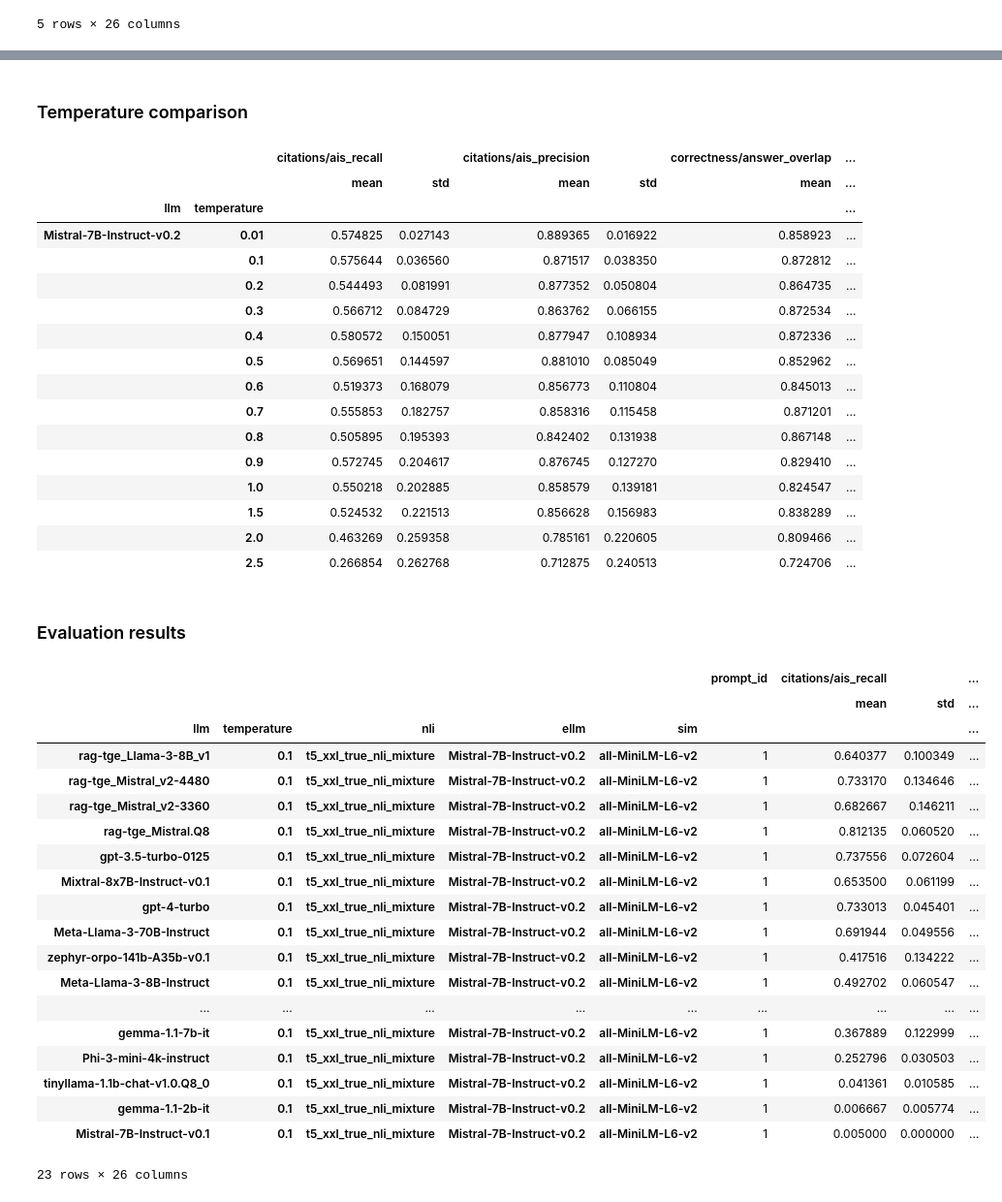
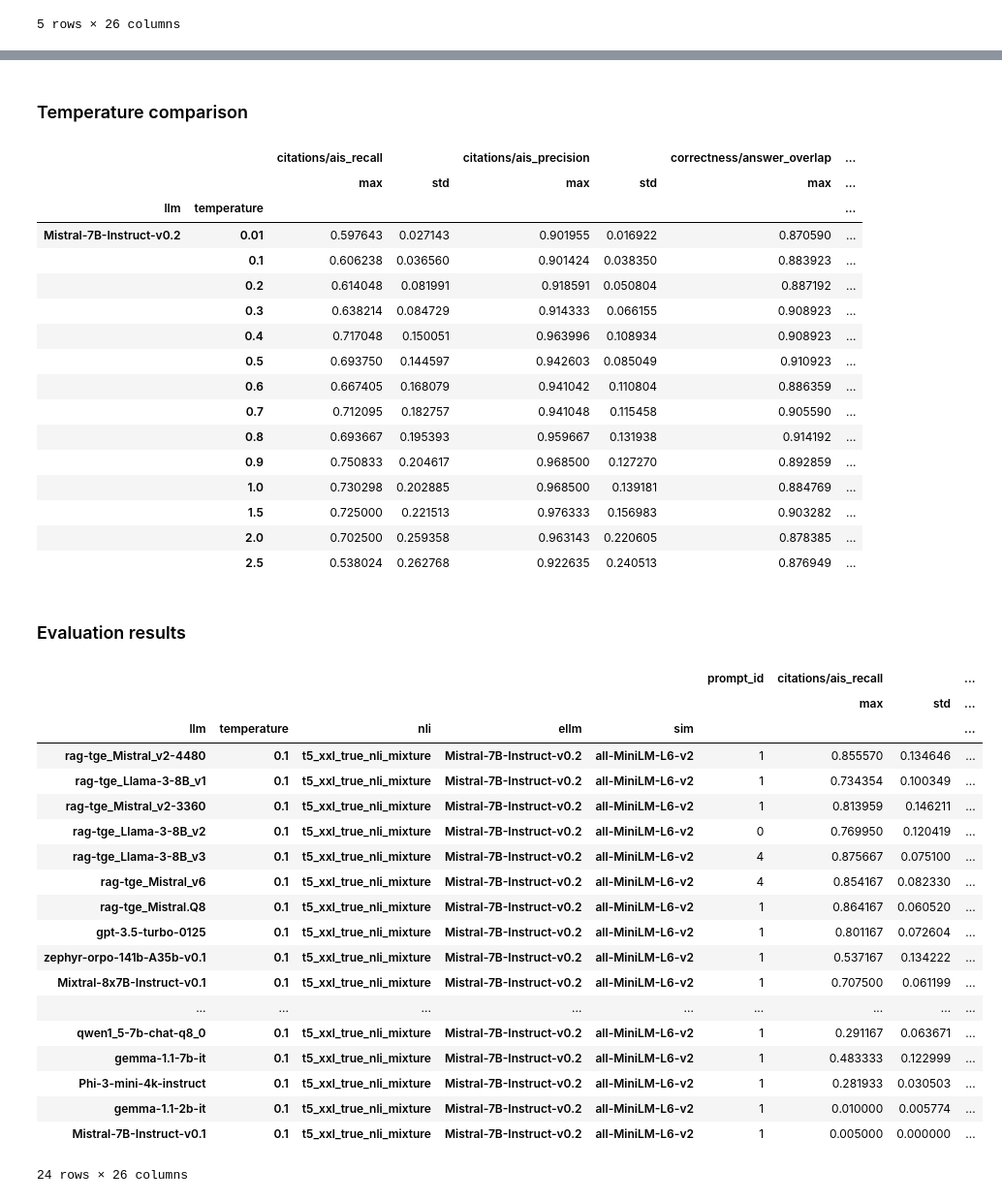
Before and after one commit to tdolega/rag-tge, a Jupyter notebook: src/results.ipynb, the cells around one changed output, grey strips where cells are left out. Shown: that part at 97% size. Saved outputs shown, nothing was run; the diff lists cells and outputs as text; code cells hidden in the pictures.

```diff
--- a/src/results.ipynb
+++ b/src/results.ipynb
@@ -10,10 +9,7 @@ from common.utils import filename_to_obj, remove_index
 # %%
 def results_as_pandas(filename):
     path = os.path.join(RESULTS_DIR, filename)
-    with open(path, "r") as f:
-        data = f.readlines()
-    data = [json.loads(d) for d in data]
-    data = pd.DataFrame(data)
+    data = pd.read_json(path, lines=True)
 
     if len(data) == 0:
         print(f"empty file: {filename}")
@@ -60,9 +56,12 @@ Dropping columns: ['citations/supported', 'citations/sentences', 'citations/out_
 eval_split = all_num_results[all_num_results["question_idx"] < EVAL_SIZE]
 train_split = all_num_results[all_num_results["question_idx"] >= EVAL_SIZE]
 # %%
+AGG_FUNC = "max"
+
+
 def aggregate(split):
     split = split.drop(columns=["question_idx"])
-    results_with_std_for_each_question = split.groupby([*params_names, "question_id"]).agg(["mean", "std"])
+    results_with_std_for_each_question = split.groupby([*params_names, "question_id"]).agg([AGG_FUNC, "std"])
     results_for_each_model = results_with_std_for_each_question.groupby(params_names)
     results = results_for_each_model.mean()
     results["n_questions"] = results_for_each_model.size()
@@ -105,51 +105,52 @@ show_cleaned_results(parameter_results[parameter_results.index.get_level_values(
 # %% [output]
 ### Temperature comparison
 |  |  | citations/ais_recall |  | citations/ais_precision |  | correctness/answer_overlap | ... |
-|  |  | mean | std | mean | std | mean | ... |
+|  |  | max | std | max | std | max | ... |
 | llm | temperature |  |  |  |  |  | ... |
-| Mistral-7B-Instruct-v0.2 | 0.01 | 0.574825 | 0.027143 | 0.889365 | 0.016922 | 0.858923 | ... |
-|  | 0.1 | 0.575644 | 0.036560 | 0.871517 | 0.038350 | 0.872812 | ... |
-|  | 0.2 | 0.544493 | 0.081991 | 0.877352 | 0.050804 | 0.864735 | ... |
-|  | 0.3 | 0.566712 | 0.084729 | 0.863762 | 0.066155 | 0.872534 | ... |
-|  | 0.4 | 0.580572 | 0.150051 | 0.877947 | 0.108934 | 0.872336 | ... |
-|  | 0.5 | 0.569651 | 0.144597 | 0.881010 | 0.085049 | 0.852962 | ... |
-|  | 0.6 | 0.519373 | 0.168079 | 0.856773 | 0.110804 | 0.845013 | ... |
-|  | 0.7 | 0.555853 | 0.182757 | 0.858316 | 0.115458 | 0.871201 | ... |
-|  | 0.8 | 0.505895 | 0.195393 | 0.842402 | 0.131938 | 0.867148 | ... |
-|  | 0.9 | 0.572745 | 0.204617 | 0.876745 | 0.127270 | 0.829410 | ... |
-|  | 1.0 | 0.550218 | 0.202885 | 0.858579 | 0.139181 | 0.824547 | ... |
-|  | 1.5 | 0.524532 | 0.221513 | 0.856628 | 0.156983 | 0.838289 | ... |
-|  | 2.0 | 0.463269 | 0.259358 | 0.785161 | 0.220605 | 0.809466 | ... |
-|  | 2.5 | 0.266854 | 0.262768 | 0.712875 | 0.240513 | 0.724706 | ... |
+| Mistral-7B-Instruct-v0.2 | 0.01 | 0.597643 | 0.027143 | 0.901955 | 0.016922 | 0.870590 | ... |
+|  | 0.1 | 0.606238 | 0.036560 | 0.901424 | 0.038350 | 0.883923 | ... |
+|  | 0.2 | 0.614048 | 0.081991 | 0.918591 | 0.050804 | 0.887192 | ... |
+|  | 0.3 | 0.638214 | 0.084729 | 0.914333 | 0.066155 | 0.908923 | ... |
+|  | 0.4 | 0.717048 | 0.150051 | 0.963996 | 0.108934 | 0.908923 | ... |
+|  | 0.5 | 0.693750 | 0.144597 | 0.942603 | 0.085049 | 0.910923 | ... |
+|  | 0.6 | 0.667405 | 0.168079 | 0.941042 | 0.110804 | 0.886359 | ... |
+|  | 0.7 | 0.712095 | 0.182757 | 0.941048 | 0.115458 | 0.905590 | ... |
+|  | 0.8 | 0.693667 | 0.195393 | 0.959667 | 0.131938 | 0.914192 | ... |
+|  | 0.9 | 0.750833 | 0.204617 | 0.968500 | 0.127270 | 0.892859 | ... |
+|  | 1.0 | 0.730298 | 0.202885 | 0.968500 | 0.139181 | 0.884769 | ... |
+|  | 1.5 | 0.725000 | 0.221513 | 0.976333 | 0.156983 | 0.903282 | ... |
+|  | 2.0 | 0.702500 | 0.259358 | 0.963143 | 0.220605 | 0.878385 | ... |
+|  | 2.5 | 0.538024 | 0.262768 | 0.922635 | 0.240513 | 0.876949 | ... |
 # %%
 display(Markdown("### Evaluation results"))
-eval_display = eval_results[eval_results.index.get_level_values("prompt_id") == "1"]
-eval_display = eval_display[eval_display.index.get_level_values("temperature") == "0.1"]
+eval_not_mistral = eval_results[eval_results.index.get_level_values("llm") != "Mistral-7B-Instruct-v0.2"]
+eval_mistral = eval_results[(eval_results.index.get_level_values("llm") == "Mistral-7B-Instruct-v0.2") & (eval_results.index.get_level_values("prompt_id") == "1") & (eval_results.index.get_level_values("temperature") == "0.1")]
+eval_display = pd.concat([eval_not_mistral, eval_mistral])
 eval_display = eval_display[eval_display.index.get_level_values("llm") != "Mixtral-8x7B-Instruct-v0.1.Q8_0"]  # use this model only for training data, because we already have same model without quantization
 eval_display = remove_index(eval_display, "prompt_id")
-eval_display = eval_display.sort_values(by=("correctness/citations_recall", "mean"), ascending=False)
+eval_display = eval_display.sort_values(by=("correctness/citations_recall", AGG_FUNC), ascending=False)
 eval_display
 # %% [output]
 ### Evaluation results
 |  |  |  |  |  | prompt_id | citations/ais_recall |  | ... |
-|  |  |  |  |  |  | mean | std | ... |
+|  |  |  |  |  |  | max | std | ... |
 | llm | temperature | nli | ellm | sim |  |  |  | ... |
-| rag-tge_Llama-3-8B_v1 | 0.1 | t5_xxl_true_nli_mixture | Mistral-7B-Instruct-v0.2 | all-MiniLM-L6-v2 | 1 | 0.640377 | 0.100349 | ... |
-| rag-tge_Mistral_v2-4480 | 0.1 | t5_xxl_true_nli_mixture | Mistral-7B-Instruct-v0.2 | all-MiniLM-L6-v2 | 1 | 0.733170 | 0.134646 | ... |
-| rag-tge_Mistral_v2-3360 | 0.1 | t5_xxl_true_nli_mixture | Mistral-7B-Instruct-v0.2 | all-MiniLM-L6-v2 | 1 | 0.682667 | 0.146211 | ... |
-| rag-tge_Mistral.Q8 | 0.1 | t5_xxl_true_nli_mixture | Mistral-7B-Instruct-v0.2 | all-MiniLM-L6-v2 | 1 | 0.812135 | 0.060520 | ... |
-| gpt-3.5-turbo-0125 | 0.1 | t5_xxl_true_nli_mixture | Mistral-7B-Instruct-v0.2 | all-MiniLM-L6-v2 | 1 | 0.737556 | 0.072604 | ... |
-| Mixtral-8x7B-Instruct-v0.1 | 0.1 | t5_xxl_true_nli_mixture | Mistral-7B-Instruct-v0.2 | all-MiniLM-L6-v2 | 1 | 0.653500 | 0.061199 | ... |
-| gpt-4-turbo | 0.1 | t5_xxl_true_nli_mixture | Mistral-7B-Instruct-v0.2 | all-MiniLM-L6-v2 | 1 | 0.733013 | 0.045401 | ... |
-| Meta-Llama-3-70B-Instruct | 0.1 | t5_xxl_true_nli_mixture | Mistral-7B-Instruct-v0.2 | all-MiniLM-L6-v2 | 1 | 0.691944 | 0.049556 | ... |
-| zephyr-orpo-141b-A35b-v0.1 | 0.1 | t5_xxl_true_nli_mixture | Mistral-7B-Instruct-v0.2 | all-MiniLM-L6-v2 | 1 | 0.417516 | 0.134222 | ... |
-| Meta-Llama-3-8B-Instruct | 0.1 | t5_xxl_true_nli_mixture | Mistral-7B-Instruct-v0.2 | all-MiniLM-L6-v2 | 1 | 0.492702 | 0.060547 | ... |
+| rag-tge_Mistral_v2-4480 | 0.1 | t5_xxl_true_nli_mixture | Mistral-7B-Instruct-v0.2 | all-MiniLM-L6-v2 | 1 | 0.855570 | 0.134646 | ... |
+| rag-tge_Llama-3-8B_v1 | 0.1 | t5_xxl_true_nli_mixture | Mistral-7B-Instruct-v0.2 | all-MiniLM-L6-v2 | 1 | 0.734354 | 0.100349 | ... |
+| rag-tge_Mistral_v2-3360 | 0.1 | t5_xxl_true_nli_mixture | Mistral-7B-Instruct-v0.2 | all-MiniLM-L6-v2 | 1 | 0.813959 | 0.146211 | ... |
+| rag-tge_Llama-3-8B_v2 | 0.1 | t5_xxl_true_nli_mixture | Mistral-7B-Instruct-v0.2 | all-MiniLM-L6-v2 | 0 | 0.769950 | 0.120419 | ... |
+| rag-tge_Llama-3-8B_v3 | 0.1 | t5_xxl_true_nli_mixture | Mistral-7B-Instruct-v0.2 | all-MiniLM-L6-v2 | 4 | 0.875667 | 0.075100 | ... |
+| rag-tge_Mistral_v6 | 0.1 | t5_xxl_true_nli_mixture | Mistral-7B-Instruct-v0.2 | all-MiniLM-L6-v2 | 4 | 0.854167 | 0.082330 | ... |
+| rag-tge_Mistral.Q8 | 0.1 | t5_xxl_true_nli_mixture | Mistral-7B-Instruct-v0.2 | all-MiniLM-L6-v2 | 1 | 0.864167 | 0.060520 | ... |
+| gpt-3.5-turbo-0125 | 0.1 | t5_xxl_true_nli_mixture | Mistral-7B-Instruct-v0.2 | all-MiniLM-L6-v2 | 1 | 0.801167 | 0.072604 | ... |
+| zephyr-orpo-141b-A35b-v0.1 | 0.1 | t5_xxl_true_nli_mixture | Mistral-7B-Instruct-v0.2 | all-MiniLM-L6-v2 | 1 | 0.537167 | 0.134222 | ... |
+| Mixtral-8x7B-Instruct-v0.1 | 0.1 | t5_xxl_true_nli_mixture | Mistral-7B-Instruct-v0.2 | all-MiniLM-L6-v2 | 1 | 0.707500 | 0.061199 | ... |
 | ... | ... | ... | ... | ... | ... | ... | ... | ... |
-| gemma-1.1-7b-it | 0.1 | t5_xxl_true_nli_mixture | Mistral-7B-Instruct-v0.2 | all-MiniLM-L6-v2 | 1 | 0.367889 | 0.122999 | ... |
-| Phi-3-mini-4k-instruct | 0.1 | t5_xxl_true_nli_mixture | Mistral-7B-Instruct-v0.2 | all-MiniLM-L6-v2 | 1 | 0.252796 | 0.030503 | ... |
-| tinyllama-1.1b-chat-v1.0.Q8_0 | 0.1 | t5_xxl_true_nli_mixture | Mistral-7B-Instruct-v0.2 | all-MiniLM-L6-v2 | 1 | 0.041361 | 0.010585 | ... |
-| gemma-1.1-2b-it | 0.1 | t5_xxl_true_nli_mixture | Mistral-7B-Instruct-v0.2 | all-MiniLM-L6-v2 | 1 | 0.006667 | 0.005774 | ... |
+| qwen1_5-7b-chat-q8_0 | 0.1 | t5_xxl_true_nli_mixture | Mistral-7B-Instruct-v0.2 | all-MiniLM-L6-v2 | 1 | 0.291167 | 0.063671 | ... |
+| gemma-1.1-7b-it | 0.1 | t5_xxl_true_nli_mixture | Mistral-7B-Instruct-v0.2 | all-MiniLM-L6-v2 | 1 | 0.483333 | 0.122999 | ... |
+| Phi-3-mini-4k-instruct | 0.1 | t5_xxl_true_nli_mixture | Mistral-7B-Instruct-v0.2 | all-MiniLM-L6-v2 | 1 | 0.281933 | 0.030503 | ... |
+| gemma-1.1-2b-it | 0.1 | t5_xxl_true_nli_mixture | Mistral-7B-Instruct-v0.2 | all-MiniLM-L6-v2 | 1 | 0.010000 | 0.005774 | ... |
 | Mistral-7B-Instruct-v0.1 | 0.1 | t5_xxl_true_nli_mixture | Mistral-7B-Instruct-v0.2 | all-MiniLM-L6-v2 | 1 | 0.005000 | 0.000000 | ... |
-23 rows × 26 columns
+24 rows × 26 columns
 # %%
 clean_results = show_cleaned_results(eval_display)
```
Also changed, not shown: parts of 5 cells of this notebook, 9 other files.
